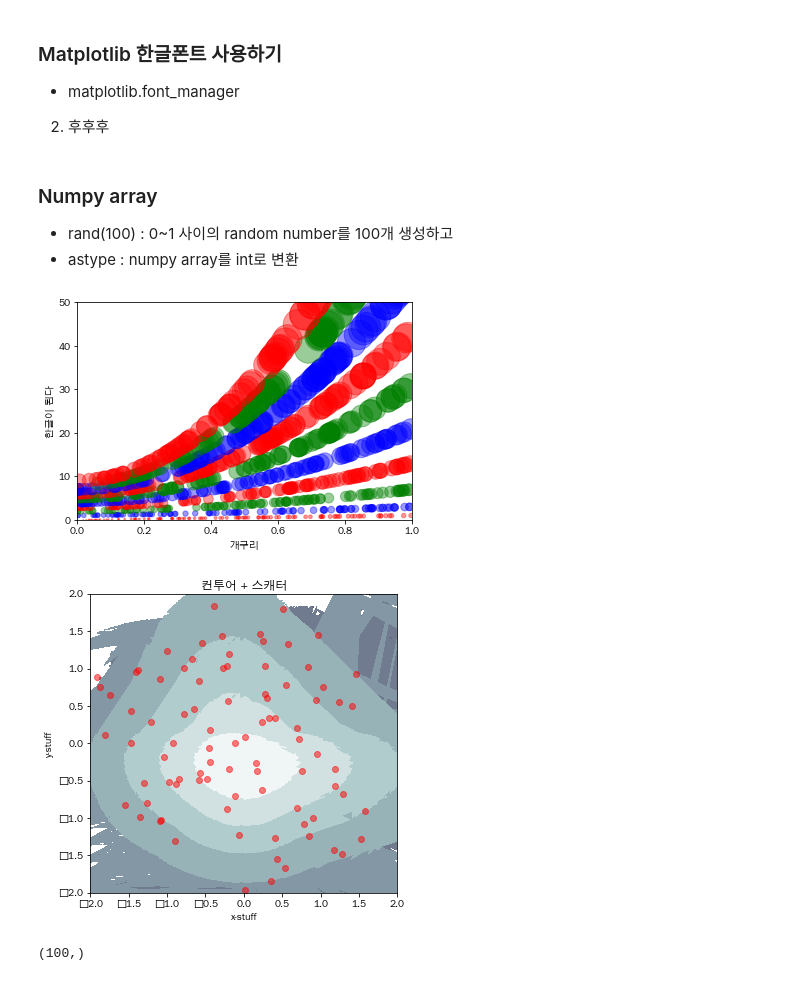
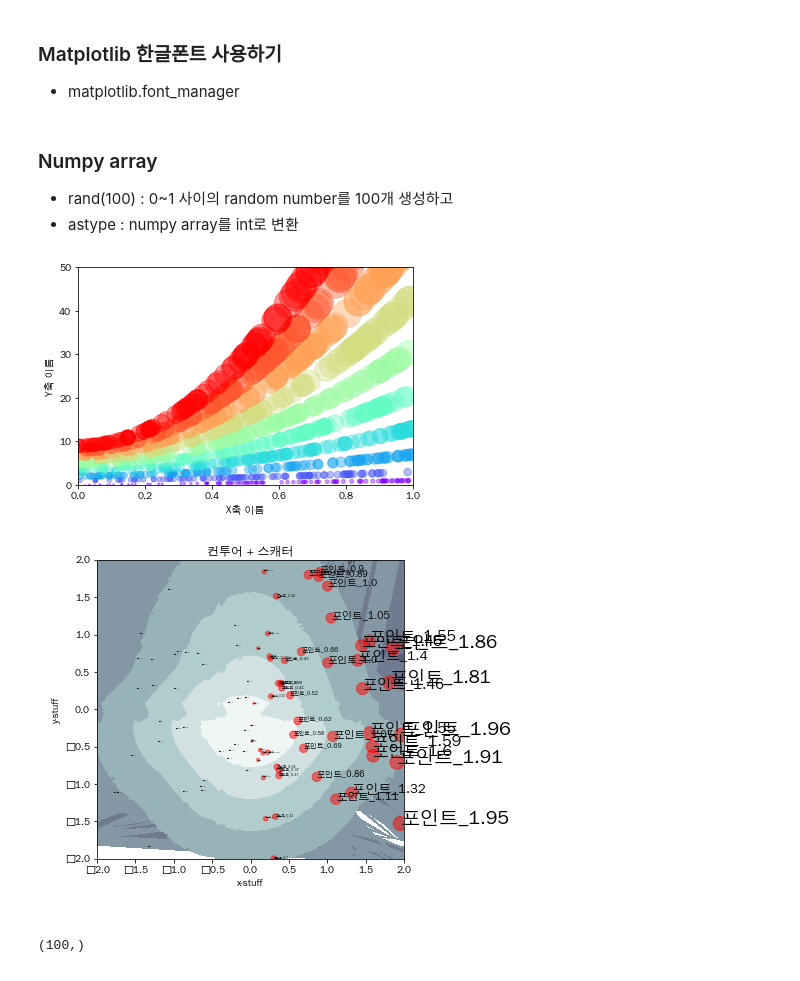
Before and after one commit to bogard75/untitled, a Jupyter notebook: Plotting.ipynb, the cells around one changed output. Drawn from its saved outputs; the diff is of its cells as text; code cells hidden in the pictures.

```diff
--- a/Plotting.ipynb
+++ b/Plotting.ipynb
@@ -7,7 +7,6 @@ import itertools
 # %% [markdown]
 ### Matplotlib 한글폰트 사용하기
 - matplotlib.font_manager
-2. 후후후
 # %%
 import matplotlib.font_manager as fm
 
@@ -27,16 +26,16 @@ for i in range(10):
     xs.append(x) # .astype(int)
     ys.append(i + x + (i*x)**2)
 
-#colors = cm.rainbow(np.linspace(0, 1, 10))
-colors = itertools.cycle(["r", "b", "g"])
+colors = cm.rainbow(np.linspace(0, 1, 10))
+#colors = itertools.cycle(["r", "b", "g"])
 for x, y, c in zip(xs, ys, colors):
     plt.scatter(x, y, color=c, alpha=0.4, s=y*20, marker='o')
 
 plt.xlim(0, 1); plt.ylim(0, 50)
-plt.xlabel('개구리'); plt.ylabel('한글이 된다')
+plt.xlabel('X축 이름'); plt.ylabel('Y축 이름')
 plt.show()
 # %% [output]
-[figure, old version]
+[figure, new version]
 # %%
 import numpy as np
 import matplotlib.pyplot as plt
@@ -44,30 +43,34 @@ from pylab import *
 # %%
 # the random data
 x = np.random.randn(100)
 y = np.random.randn(100)
 
 fig = plt.figure(1, figsize=(5.5,5.5))
 
 X, Y = meshgrid(x, y)
 Z1 = bivariate_normal(X, Y, 1.0, 1.0, 0.0, 0.0)
 Z2 = bivariate_normal(X, Y, 1.5, 0.5, 1.0, 1.0)
 Z = 10 * (Z1 - Z2)
 
 CS = contourf(x, y, Z, 10, cmap=cm.bone, origin='lower')
 
 # the scatter plot:
 ax_sct = plt.subplot(111)
-ax_sct.scatter(x, y, alpha=0.5, color='r', cmap=cm.bone)
+ax_sct.scatter(x, y, alpha=0.5, color='r', s=x*100, cmap=cm.bone)
+
+for i, txt in enumerate(x):
+    txt = '포인트_' + x[i].round(2).astype(str)
+    ax_sct.annotate(txt, (x[i], y[i]), fontsize= x[i]*10)
 
 title('컨투어 + 스캐터')
 xlabel('x-stuff')
 ylabel('y-stuff')
 plt.xlim(-2, 2)
 plt.ylim(-2, 2)
 
 plt.show()
 # %% [output]
-[figure, old version]
+[figure, new version]
 # %%
 shape(Z[0])
 # %% [output]
```
Also changed, not shown: parts of 5 cells of this notebook.
